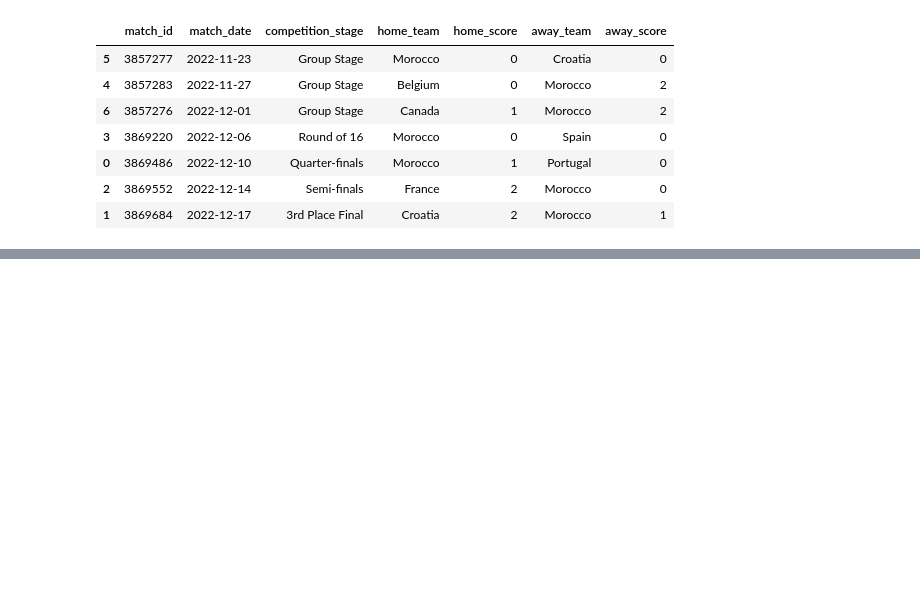
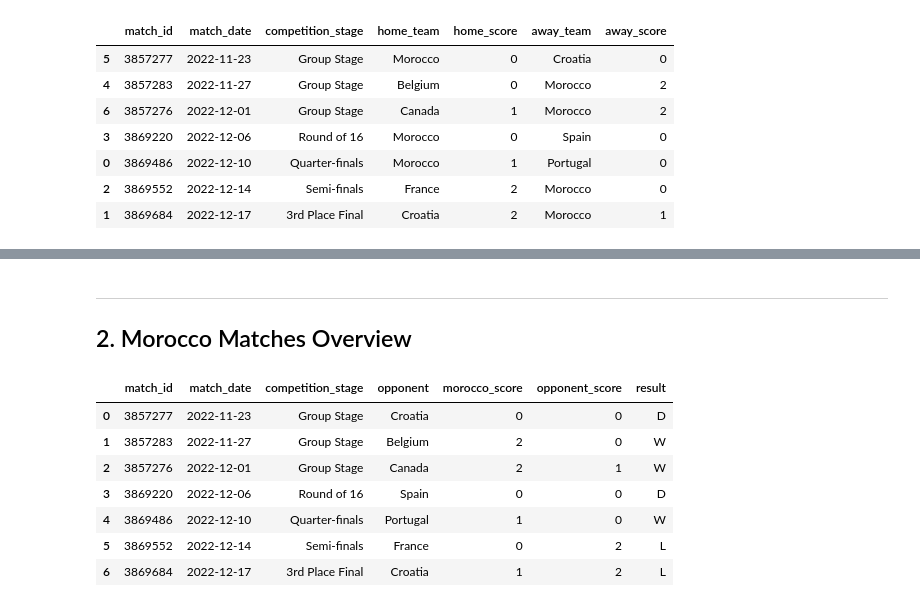
Before and after one commit to tarekhachad/morocco-wc22-analysis, a Jupyter notebook: notebooks/01_morocco_analysis.ipynb, the cells around one changed output, grey strips where cells are left out. Cells and saved outputs as stored; diff of their text form; code cells hidden in the pictures; blank space fills up the shorter version.

```diff
--- a/notebooks/01_morocco_analysis.ipynb
+++ b/notebooks/01_morocco_analysis.ipynb
@@ -102,0 +218,38 @@ morocco_matches[[
+# %% [markdown]
+---
+## 2. Morocco Matches Overview
+# %%
+# Clean match summary table
+# Identify Morocco's score and oppponent for each match
+def get_morocco_summary(row):
+    if row['home_team'] == 'Morocco':
+        return pd.Series({
+            'opponent': row['away_team'],
+            'morocco_score': row['home_score'],
+            'opponent_score': row['away_score'],
+            'result': 'W' if row['home_score'] > row['away_score'] else ('D' if row['home_score'] == row['away_score'] else 'L')
+        })
+    else:
+        return pd.Series({
+            'opponent': row['home_team'],
+            'morocco_score': row['away_score'],
+            'opponent_score': row['home_score'],
+            'result': 'W' if row['away_score'] > row['home_score'] else ('D' if row['away_score'] == row['home_score'] else 'L')
+        })
+
+summary_cols = morocco_matches[['match_id', 'match_date', 'competition_stage', 'home_team', 'home_score', 'away_team', 'away_score']].sort_values('match_date').copy()
+
+extra = summary_cols.apply(get_morocco_summary, axis = 1) # axis=1 moves along axis 1 (the column axis) meaning it collapses columns and applies the function to each row.
+
+match_summary = pd.concat([summary_cols[['match_id', 'match_date', 'competition_stage']].reset_index(drop=True), extra.reset_index(drop=True)], axis=1) # axis = 1 stacks DataFrames side by side (column-wise) rather than stacking them on top of each other.
+
+match_summary
+# %% [output]
+|  | match_id | match_date | competition_stage | opponent | morocco_score | opponent_score | result |
+| 0 | 3857277 | 2022-11-23 | Group Stage | Croatia | 0 | 0 | D |
+| 1 | 3857283 | 2022-11-27 | Group Stage | Belgium | 2 | 0 | W |
+| 2 | 3857276 | 2022-12-01 | Group Stage | Canada | 2 | 1 | W |
+| 3 | 3869220 | 2022-12-06 | Round of 16 | Spain | 0 | 0 | D |
+| 4 | 3869486 | 2022-12-10 | Quarter-finals | Portugal | 1 | 0 | W |
+| 5 | 3869552 | 2022-12-14 | Semi-finals | France | 0 | 2 | L |
+| 6 | 3869684 | 2022-12-17 | 3rd Place Final | Croatia | 1 | 2 | L |
```
Also changed, not shown: parts of 11 cells of this notebook, 1 other file.
